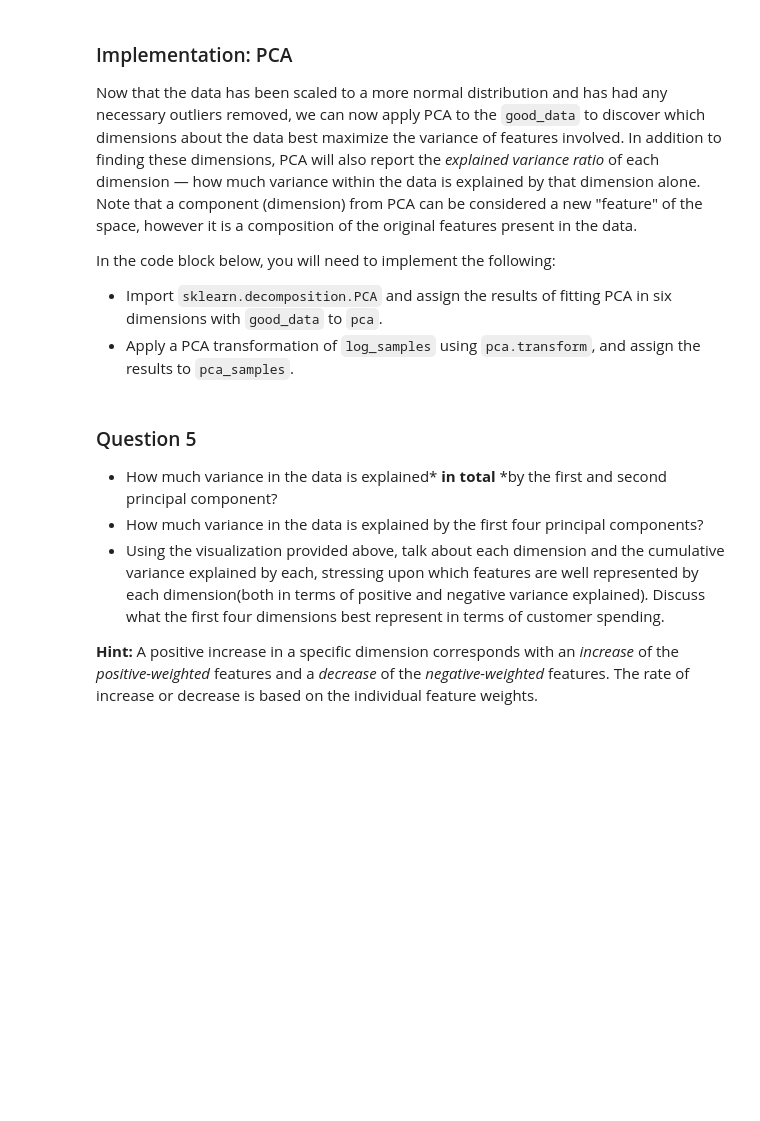
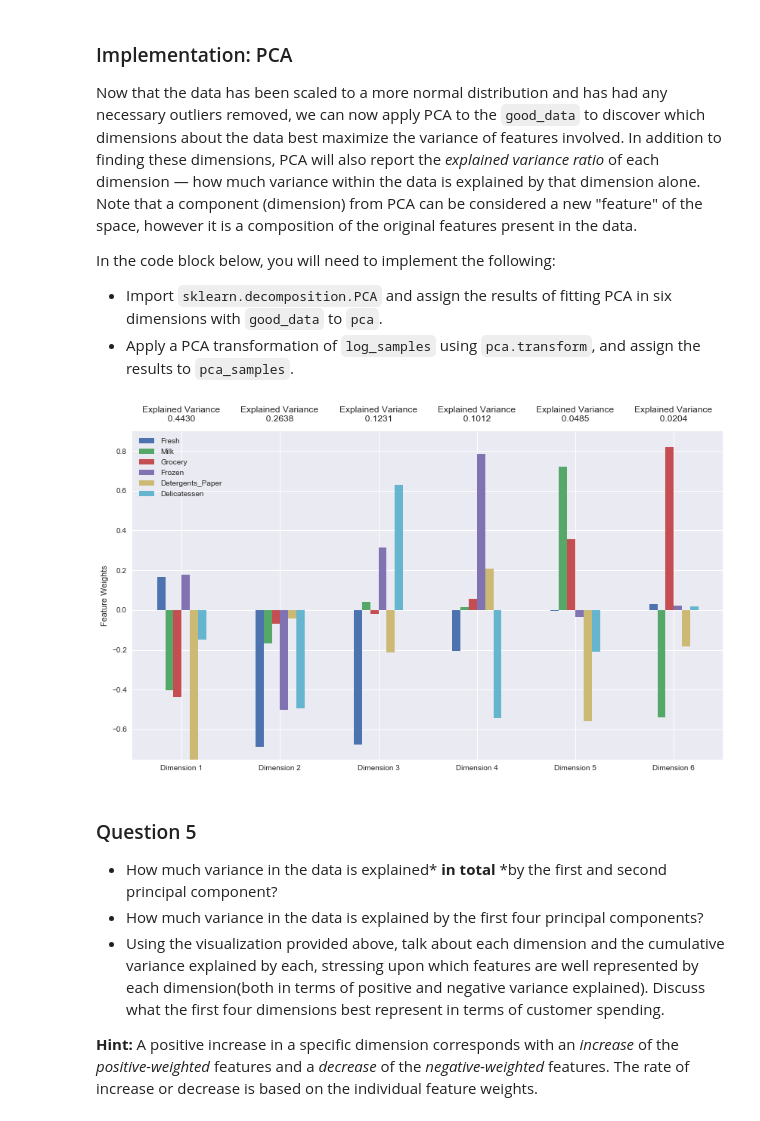
Before and after one commit to Bonz07/MachineLearningNanodegree, a Jupyter notebook: projects/customer_segments/customer_segments.ipynb, the cells around one changed output. Saved outputs shown, nothing was run; the diff lists cells and outputs as text; code cells hidden in the pictures; blank space fills up the shorter version.

```diff
--- a/projects/customer_segments/customer_segments.ipynb
+++ b/projects/customer_segments/customer_segments.ipynb
@@ -162,24 +250,34 @@ In the code block below, you will need to implement the following:
 **NOTE:** If you choose to remove any outliers, ensure that the sample data does not contain any of these points!
 Once you have performed this implementation, the dataset will be stored in the variable `good_data`.
 # %%
+total_outliers = []
 # For each feature find the data points with extreme high or low values
 for feature in log_data.keys():
 
     # TODO: Calculate Q1 (25th percentile of the data) for the given feature
-    Q1 = None
+    Q1 = np.percentile(log_data[feature], 25)
 
     # TODO: Calculate Q3 (75th percentile of the data) for the given feature
-    Q3 = None
+    Q3 = np.percentile(log_data[feature], 75)
 
     # TODO: Use the interquartile range to calculate an outlier step (1.5 times the interquartile range)
-    step = None
+    step = 1.5 * (Q3 - Q1)
 
     # Display the outliers
     print("Data points considered outliers for the feature '{}':".format(feature))
-    display(log_data[~((log_data[feature] >= Q1 - step) & (log_data[feature] <= Q3 + step))])
+    feature_outliers = log_data[~((log_data[feature] >= Q1 - step) & (log_data[feature] <= Q3 + step))]
+    display(feature_outliers)
+    total_outliers += feature_outliers.index.tolist()
 
 # OPTIONAL: Select the indices for data points you wish to remove
-outliers  = []
+outliers=[]
+for x in total_outliers:
+    if total_outliers.count(x) > 1:
+        if x not in outliers:
+            outliers.append(x)
+print("All outliers: ", total_outliers)
+
+print("Outliers removed from the dataset are: ", outliers)
 
 # Remove the outliers, if any were specified
 good_data = log_data.drop(log_data.index[outliers]).reset_index(drop = True)
@@ -204,14 +367,19 @@ In the code block below, you will need to implement the following:
  - Import `sklearn.decomposition.PCA` and assign the results of fitting PCA in six dimensions with `good_data` to `pca`.
  - Apply a PCA transformation of `log_samples` using `pca.transform`, and assign the results to `pca_samples`.
 # %%
+from sklearn.decomposition import PCA
+
 # TODO: Apply PCA by fitting the good data with the same number of dimensions as features
-pca = None
+pca = PCA(n_components=6)
+pca.fit(good_data)
 
 # TODO: Transform log_samples using the PCA fit above
-pca_samples = None
+pca_samples = pca.transform(log_samples)
 
 # Generate PCA results plot
 pca_results = vs.pca_results(good_data, pca)
+# %% [output]
+[figure, added]
 # %% [markdown]
 ### Question 5
 
```
Also changed, not shown: parts of 31 cells of this notebook.
